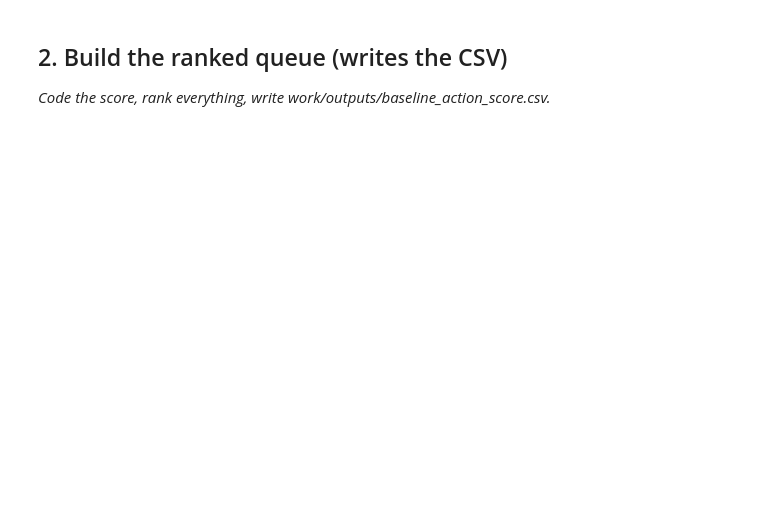
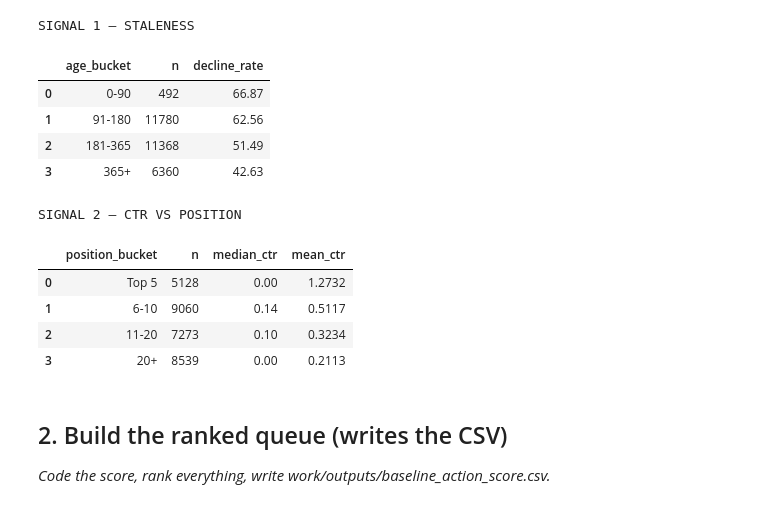
Before and after one commit to pinkk1808/flyrank-ml-internship, a Jupyter notebook: work/notebooks/w04_baseline_score.ipynb, the cells around one changed output. Drawn from its saved outputs; the diff is of its cells as text; code cells hidden in the pictures; blank space fills up the shorter version.

```diff
--- a/work/notebooks/w04_baseline_score.ipynb
+++ b/work/notebooks/w04_baseline_score.ipynb
@@ -16,3 +22,78 @@ This skeleton is yours to fill. Work the sections **in order** — each one has
+# %%
+# This cell is for CODE (numbers, a query, a check).
+# Write your text answer in the cell ABOVE this one — typing sentences here breaks Run All.
+import pandas as pd
+import numpy as np
+
+url = "https://raw.githubusercontent.com/pinkk1808/flyrank-ml-internship/main/data/raw/content_refresh_anonymized.csv"
+df = pd.read_csv(url)
+
+# Outcome used only for checking whether a signal looks useful
+df["is_declining"] = (df["trend_direction"] == "down").astype(int)
+
+# -------------------------
+# SIGNAL 1: STALENESS
+# -------------------------
+df["age_bucket"] = pd.cut(
+    df["content_age_days"],
+    bins=[0, 90, 180, 365, np.inf],
+    labels=["0-90", "91-180", "181-365", "365+"],
+    include_lowest=True
+)
+
+age_check = (
+    df.groupby("age_bucket", observed=False)
+      .agg(
+          n=("is_declining", "size"),
+          decline_rate=("is_declining", "mean")
+      )
+      .reset_index()
+)
+
+age_check["decline_rate"] = (age_check["decline_rate"] * 100).round(2)
+
+print("SIGNAL 1 — STALENESS")
+display(age_check)
+
+
+# -------------------------
+# SIGNAL 2: CTR VS POSITION
+# -------------------------
+df["position_bucket"] = pd.cut(
+    df["avg_position"],
+    bins=[0, 5, 10, 20, np.inf],
+    labels=["Top 5", "6-10", "11-20", "20+"],
+    include_lowest=True
+)
+
+ctr_position_check = (
+    df.groupby("position_bucket", observed=False)
+      .agg(
+          n=("ctr", "size"),
+          median_ctr=("ctr", "median"),
+          mean_ctr=("ctr", "mean")
+      )
+      .reset_index()
+)
+
+ctr_position_check["median_ctr"] = ctr_position_check["median_ctr"].round(4)
+ctr_position_check["mean_ctr"] = ctr_position_check["mean_ctr"].round(4)
+
+print("SIGNAL 2 — CTR VS POSITION")
+display(ctr_position_check)
+# %% [output]
+SIGNAL 1 — STALENESS
+|  | age_bucket | n | decline_rate |
+| 0 | 0-90 | 492 | 66.87 |
+| 1 | 91-180 | 11780 | 62.56 |
+| 2 | 181-365 | 11368 | 51.49 |
+| 3 | 365+ | 6360 | 42.63 |
+SIGNAL 2 — CTR VS POSITION
+|  | position_bucket | n | median_ctr | mean_ctr |
+| 0 | Top 5 | 5128 | 0.00 | 1.2732 |
+| 1 | 6-10 | 9060 | 0.14 | 0.5117 |
+| 2 | 11-20 | 7273 | 0.10 | 0.3234 |
+| 3 | 20+ | 8539 | 0.00 | 0.2113 |
 # %% [markdown]
 ## 2. Build the ranked queue (writes the CSV)
 
```
Also changed, not shown: parts of 10 cells of this notebook.
